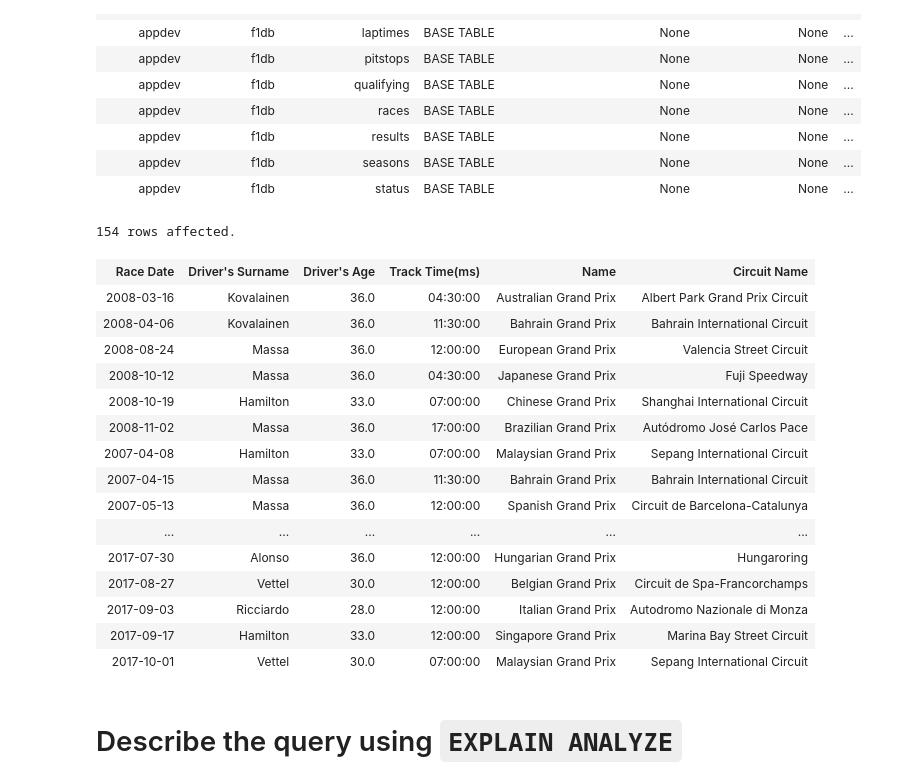
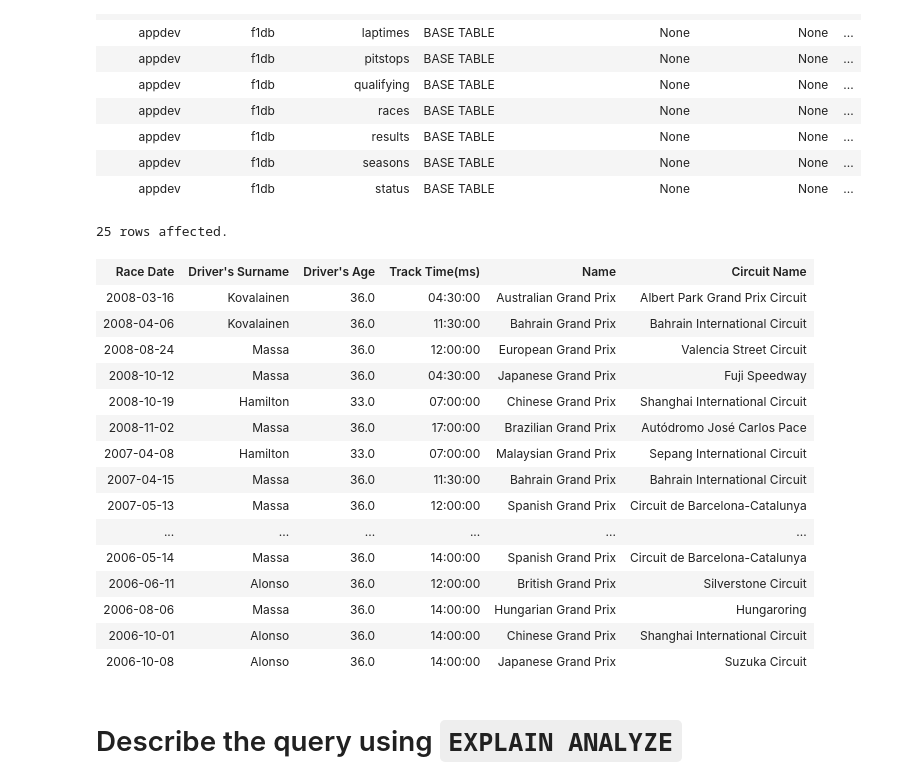
Before and after one commit to Ekskursantas/DBEX, a Jupyter notebook: Materialization.ipynb, the cells around one changed output. Drawn from its saved outputs; the diff is of its cells as text; code cells hidden in the pictures.

Commit message:
Reduced to limit 25

```diff
--- a/Materialization.ipynb
+++ b/Materialization.ipynb
@@ -91,35 +91,36 @@ In this case index is of BTREE on circuitid column.
 # %%
 %%sql
 SELECT races.date as "Race Date",
 drivers.surname as "Driver's Surname",
 date_part('year', age('2018-03-19',dob)) as "Driver's Age",
 races.time as "Track Time(ms)",
 races.name as "Name",
 circuits.name as "Circuit Name"
 FROM results
 JOIN drivers USING (driverid)
 JOIN races USING (raceId)
 JOIN circuits USING (circuitid)
 WHERE results.rank = 1
-AND date_part('year', age('2018-03-19',dob)) < 38;
+AND date_part('year', age('2018-03-19',dob)) < 38
+LIMIT 25;
 # %% [output]
-154 rows affected.
+25 rows affected.
 | Race Date | Driver's Surname | Driver's Age | Track Time(ms) | Name | Circuit Name |
 | 2008-03-16 | Kovalainen | 36.0 | 04:30:00 | Australian Grand Prix | Albert Park Grand Prix Circuit |
 | 2008-04-06 | Kovalainen | 36.0 | 11:30:00 | Bahrain Grand Prix | Bahrain International Circuit |
 | 2008-08-24 | Massa | 36.0 | 12:00:00 | European Grand Prix | Valencia Street Circuit |
 | 2008-10-12 | Massa | 36.0 | 04:30:00 | Japanese Grand Prix | Fuji Speedway |
 | 2008-10-19 | Hamilton | 33.0 | 07:00:00 | Chinese Grand Prix | Shanghai International Circuit |
 | 2008-11-02 | Massa | 36.0 | 17:00:00 | Brazilian Grand Prix | Autódromo José Carlos Pace |
 | 2007-04-08 | Hamilton | 33.0 | 07:00:00 | Malaysian Grand Prix | Sepang International Circuit |
 | 2007-04-15 | Massa | 36.0 | 11:30:00 | Bahrain Grand Prix | Bahrain International Circuit |
 | 2007-05-13 | Massa | 36.0 | 12:00:00 | Spanish Grand Prix | Circuit de Barcelona-Catalunya |
 | ... | ... | ... | ... | ... | ... |
-| 2017-07-30 | Alonso | 36.0 | 12:00:00 | Hungarian Grand Prix | Hungaroring |
-| 2017-08-27 | Vettel | 30.0 | 12:00:00 | Belgian Grand Prix | Circuit de Spa-Francorchamps |
-| 2017-09-03 | Ricciardo | 28.0 | 12:00:00 | Italian Grand Prix | Autodromo Nazionale di Monza |
-| 2017-09-17 | Hamilton | 33.0 | 12:00:00 | Singapore Grand Prix | Marina Bay Street Circuit |
-| 2017-10-01 | Vettel | 30.0 | 07:00:00 | Malaysian Grand Prix | Sepang International Circuit |
+| 2006-05-14 | Massa | 36.0 | 14:00:00 | Spanish Grand Prix | Circuit de Barcelona-Catalunya |
+| 2006-06-11 | Alonso | 36.0 | 12:00:00 | British Grand Prix | Silverstone Circuit |
+| 2006-08-06 | Massa | 36.0 | 14:00:00 | Hungarian Grand Prix | Hungaroring |
+| 2006-10-01 | Alonso | 36.0 | 14:00:00 | Chinese Grand Prix | Shanghai International Circuit |
+| 2006-10-08 | Alonso | 36.0 | 14:00:00 | Japanese Grand Prix | Suzuka Circuit |
 # %% [markdown]
 # Describe the query using ``EXPLAIN ANALYZE``
 # %%
```
